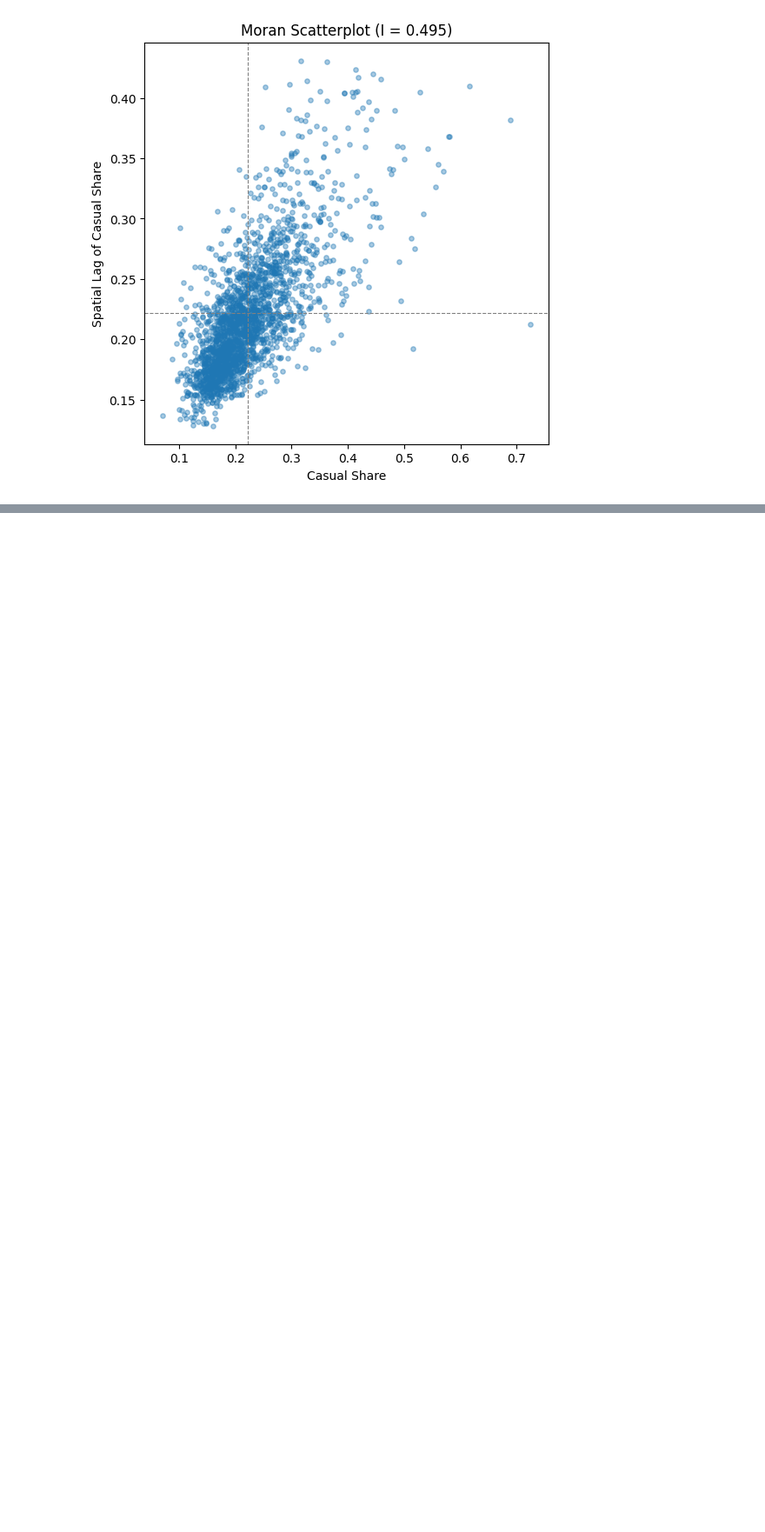
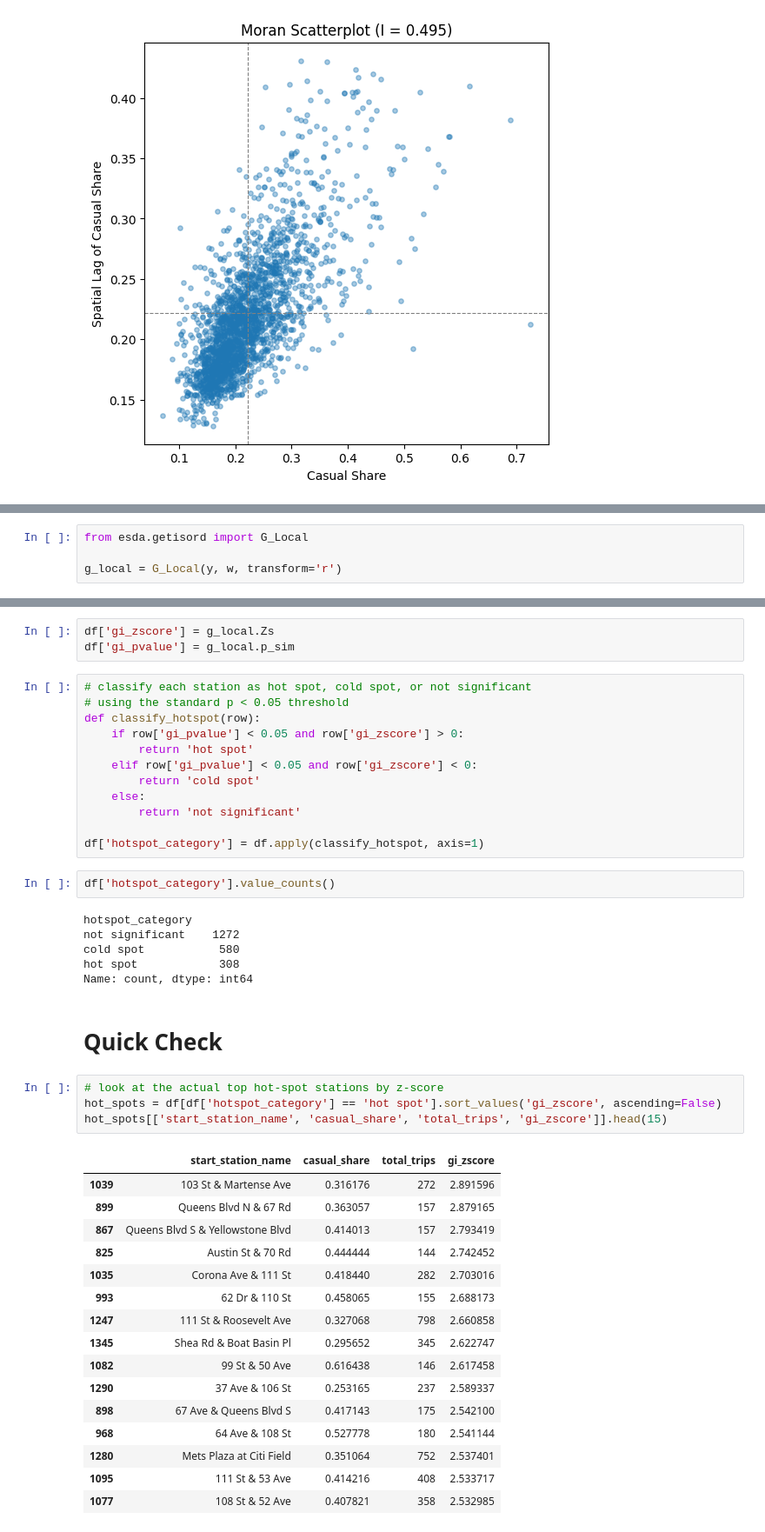
Before and after one commit to ameliatuttle26/Citybike-mapping, a Jupyter notebook: Notebooks/03_spatial_analysis.ipynb, the cells around one changed output, grey strips where cells are left out. Shown at 87% size. Cells and saved outputs as stored; diff of their text form; blank space fills up the shorter version.

```diff
--- a/Notebooks/03_spatial_analysis.ipynb
+++ b/Notebooks/03_spatial_analysis.ipynb
@@ -112,0 +115,4 @@ plt.show()
+# %%
+from esda.getisord import G_Local
+
+g_local = G_Local(y, w, transform='r')
@@ -112,0 +127,46 @@ plt.show()
+# %%
+df['gi_zscore'] = g_local.Zs
+df['gi_pvalue'] = g_local.p_sim
+# %%
+# classify each station as hot spot, cold spot, or not significant
+# using the standard p < 0.05 threshold
+def classify_hotspot(row):
+    if row['gi_pvalue'] < 0.05 and row['gi_zscore'] > 0:
+        return 'hot spot'
+    elif row['gi_pvalue'] < 0.05 and row['gi_zscore'] < 0:
+        return 'cold spot'
+    else:
+        return 'not significant'
+
+df['hotspot_category'] = df.apply(classify_hotspot, axis=1)
+# %%
+df['hotspot_category'].value_counts()
+# %% [output]
+hotspot_category
+not significant    1272
+cold spot           580
+hot spot            308
+Name: count, dtype: int64
+# %% [markdown]
+# Quick Check
+# %%
+# look at the actual top hot-spot stations by z-score
+hot_spots = df[df['hotspot_category'] == 'hot spot'].sort_values('gi_zscore', ascending=False)
+hot_spots[['start_station_name', 'casual_share', 'total_trips', 'gi_zscore']].head(15)
+# %% [output]
+|  | start_station_name | casual_share | total_trips | gi_zscore |
+| 1039 | 103 St & Martense Ave | 0.316176 | 272 | 2.891596 |
+| 899 | Queens Blvd N & 67 Rd | 0.363057 | 157 | 2.879165 |
+| 867 | Queens Blvd S & Yellowstone Blvd | 0.414013 | 157 | 2.793419 |
+| 825 | Austin St & 70 Rd | 0.444444 | 144 | 2.742452 |
+| 1035 | Corona Ave & 111 St | 0.418440 | 282 | 2.703016 |
+| 993 | 62 Dr & 110 St | 0.458065 | 155 | 2.688173 |
+| 1247 | 111 St & Roosevelt Ave | 0.327068 | 798 | 2.660858 |
+| 1345 | Shea Rd & Boat Basin Pl | 0.295652 | 345 | 2.622747 |
+| 1082 | 99 St & 50 Ave | 0.616438 | 146 | 2.617458 |
+| 1290 | 37 Ave & 106 St | 0.253165 | 237 | 2.589337 |
+| 898 | 67 Ave & Queens Blvd S | 0.417143 | 175 | 2.542100 |
+| 968 | 64 Ave & 108 St | 0.527778 | 180 | 2.541144 |
+| 1280 | Mets Plaza at Citi Field | 0.351064 | 752 | 2.537401 |
+| 1095 | 111 St & 53 Ave | 0.414216 | 408 | 2.533717 |
+| 1077 | 108 St & 52 Ave | 0.407821 | 358 | 2.532985 |
```
Also changed, not shown: parts of 7 cells of this notebook.
